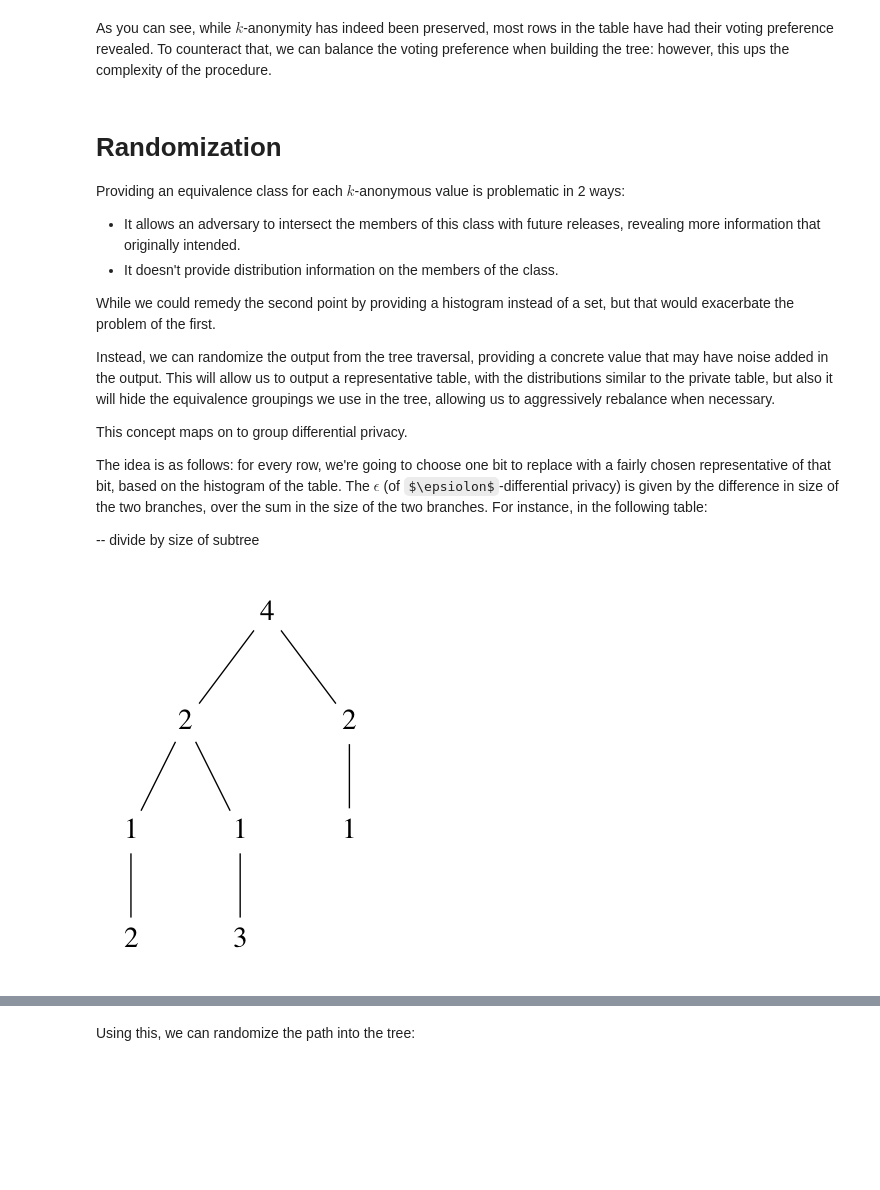
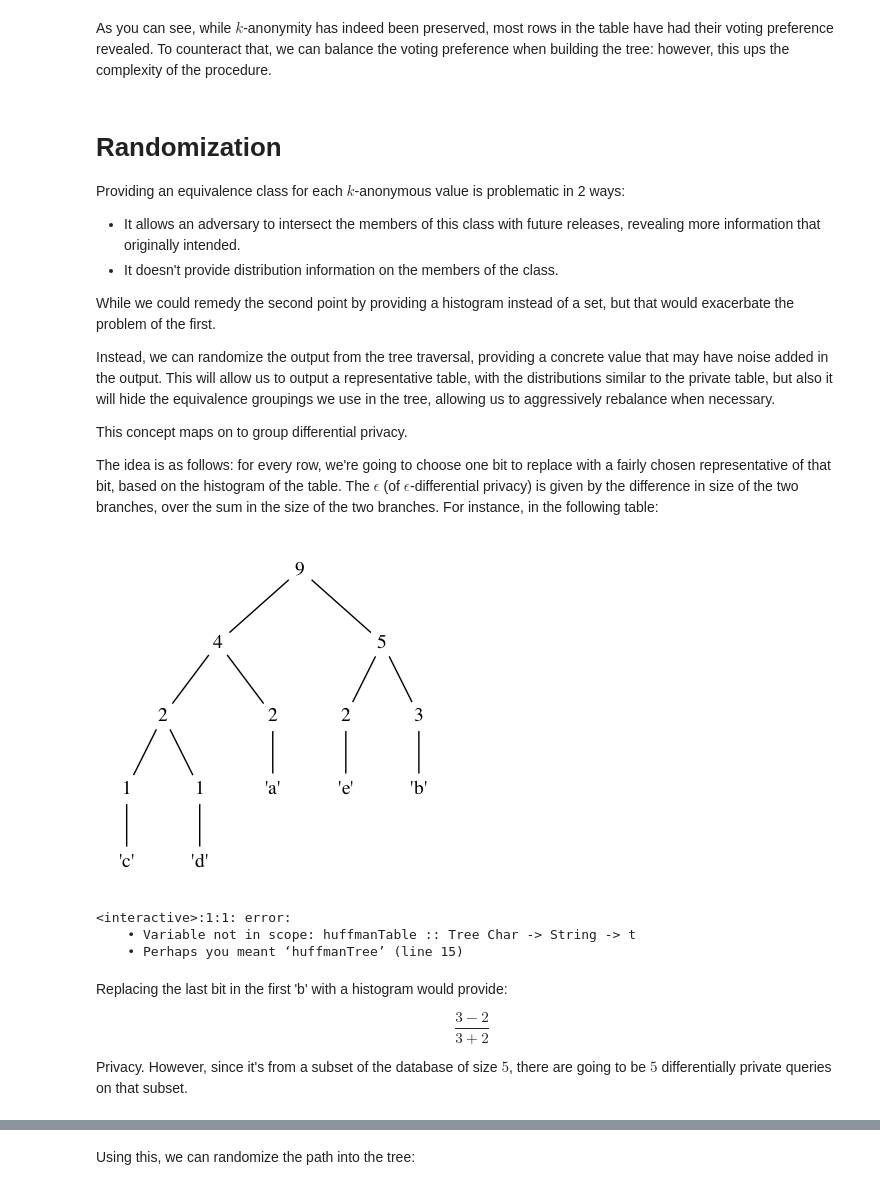
Before and after one commit to oisdk/IHaskell, a Jupyter notebook: notebooks/Privacy.ipynb, the cells around one changed output, grey strips where cells are left out. Cells and saved outputs as stored; diff of their text form; code cells hidden in the pictures; some formulas as TeX source; blank space fills up the shorter version.

```diff
--- a/notebooks/Privacy.ipynb
+++ b/notebooks/Privacy.ipynb
@@ -654,13 +691,24 @@ Instead, we can randomize the output from the tree traversal, providing a concre
 
 This concept maps on to group differential privacy.
 
-The idea is as follows: for every row, we're going to choose one bit to replace with a fairly chosen representative of that bit, based on the histogram of the table. The $\epsilon$ (of $\epsiolon$-differential privacy) is given by the difference in size of the two branches, over the sum in the size of the two branches. For instance, in the following table:
-
--- divide by size of subtree
+The idea is as follows: for every row, we're going to choose one bit to replace with a fairly chosen representative of that bit, based on the histogram of the table. The $\epsilon$ (of $\epsilon$-differential privacy) is given by the difference in size of the two branches, over the sum in the size of the two branches. For instance, in the following table:
-# %%
-huffmanTree [1,1,2,3]
-# %% [output]
-[figure, removed]
+# %%
+table = "aabbbcdee"
+
+simpleTree = huffmanTree table
+simpleTree
+huffmanTable simpleTree table
+# %% [output]
+[figure, added]
+<interactive>:1:1: error:
+    • Variable not in scope: huffmanTable :: Tree Char -> String -> t
+    • Perhaps you meant ‘huffmanTree’ (line 15)
+# %% [markdown]
+Replacing the last bit in the first 'b' with a histogram would provide:
+
+$$\frac{3-2}{3+2}$$
+
+Privacy. However, since it's from a subset of the database of size $5$, there are going to be $5$ differentially private queries on that subset.
 # %%
 import System.Random       (RandomGen, randomR, getStdRandom)
 import Control.Monad.State (StateT, state, runState, runStateT)
```
Also changed, not shown: parts of 4 cells of this notebook, 1 other file.
